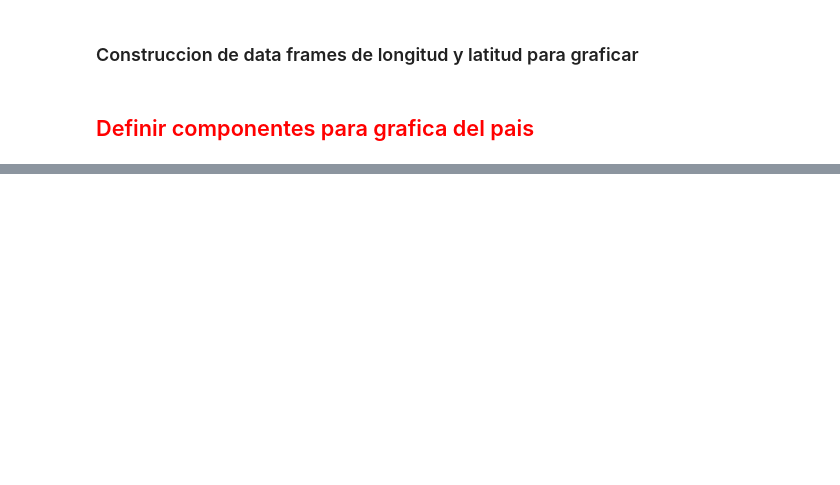
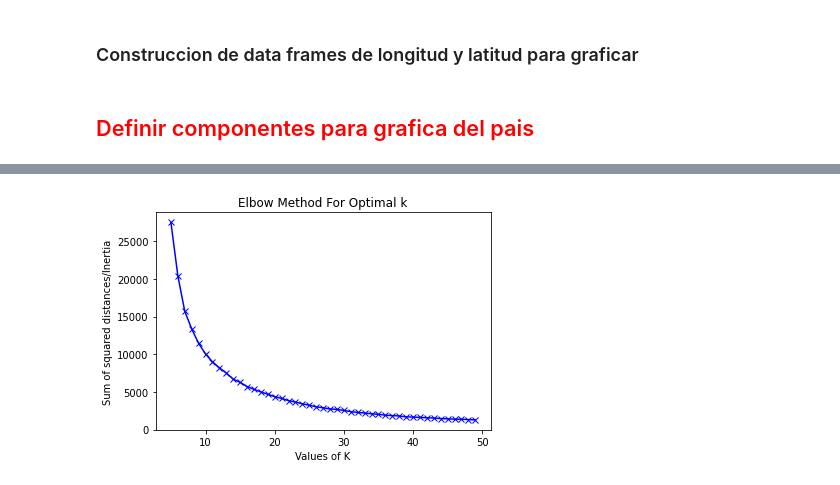
Before and after one commit to PosgradoMNA/actividades-de-aprendizaje-dsercam, a Jupyter notebook: RetoFinal/RetoFinal_Avance1.ipynb, the cells around one changed output, grey strips where cells are left out. Cells and saved outputs as stored; diff of their text form; code cells hidden in the pictures; blank space fills up the shorter version.

```diff
--- a/RetoFinal/RetoFinal_Avance1.ipynb
+++ b/RetoFinal/RetoFinal_Avance1.ipynb
@@ -129,0 +387,17 @@ Preview Aguas Superficiales:
+# %%
+sns.set(rc={'figure.figsize':(17,12)})
+fig, axes = plt.subplots(4,4)
+fig.tight_layout(pad=2.0)
+plt.subplot(4,4,1)
+plt.title('PERIODO')
+plt.hist(dfForCleansingSuperficiales['PERIODO'])
+plt.subplot(4,4,2)
+plt.title('CALIDAD_DBO')
+plt.bar( dfForCleansingSuperficiales['CALIDAD_DBO'].value_counts())
+plt.subplot(4,4,3)
+plt.title('CALIDAD_DQO')
+plt.hist(dfForCleansingSuperficiales['CALIDAD_DQO'])
+plt.subplot(4,4,4)
+plt.title('CALIDAD_SST')
+plt.hist(dfForCleansingSuperficiales['CALIDAD_SST'])
+plt.show()
@@ -169,0 +563,17 @@ fig.set_size_inches(20, 14)
+# %%
+def graphElbowKmeansInRange(lowerLimit,upperLimit,storesLatLon):
+  Sum_of_squared_distances = []
+  K = range(lowerLimit,upperLimit)
+  for num_clusters in K :
+    kmeans = KMeans(n_clusters=num_clusters)
+    kmeans.fit(storesLatLon)
+    Sum_of_squared_distances.append(kmeans.inertia_)
+  plt.plot(K,Sum_of_squared_distances,'bx-')
+  plt.xlabel('Values of K')
+  plt.ylabel('Sum of squared distances/Inertia')
+  plt.title('Elbow Method For Optimal k')
+  plt.show()
+# %%
+graphElbowKmeansInRange(5,50,superficialesLatLon[['LATITUD','LONGITUD']])
+# %% [output]
+[figure, added]
```
Also changed, not shown: parts of 38 cells of this notebook.
